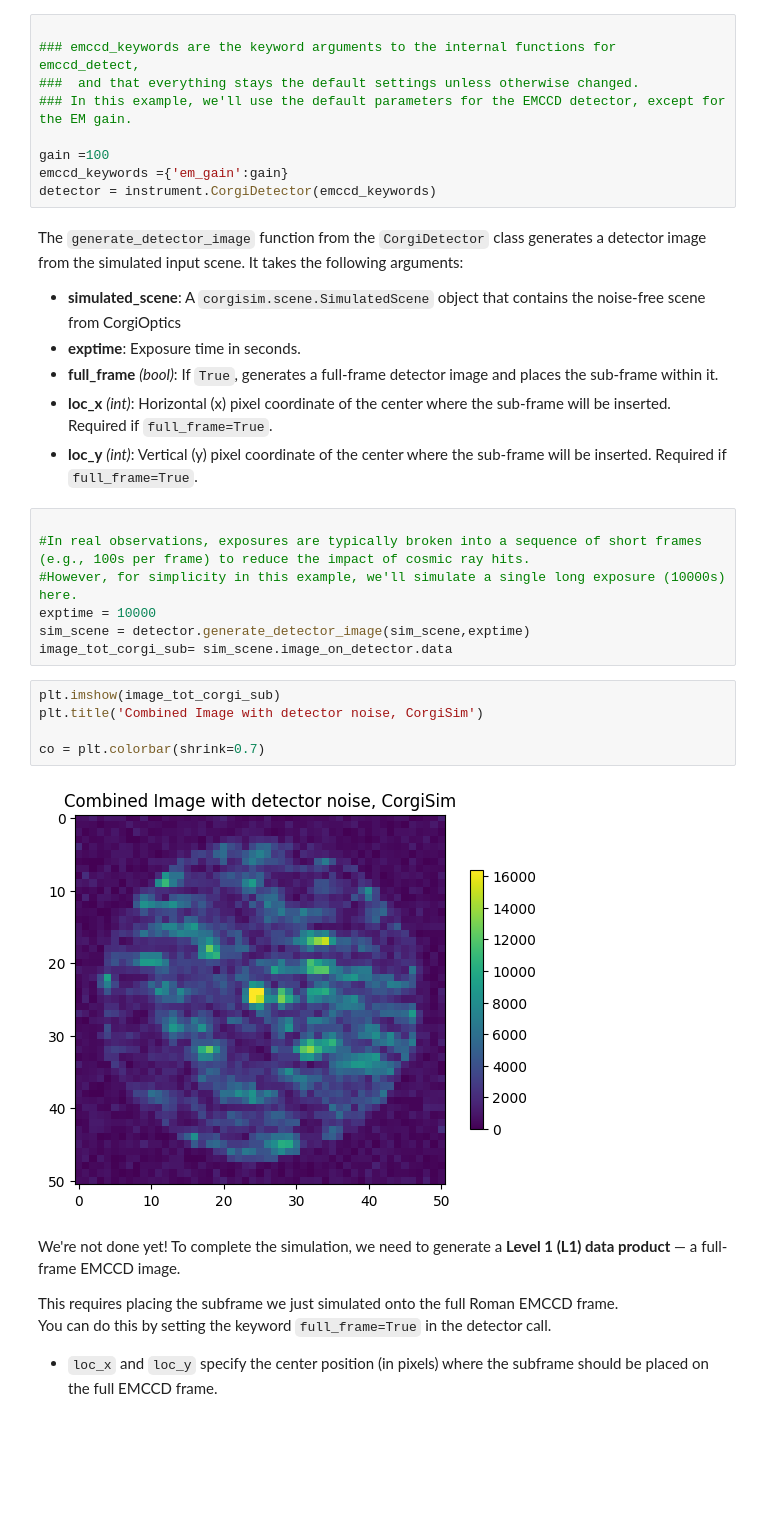
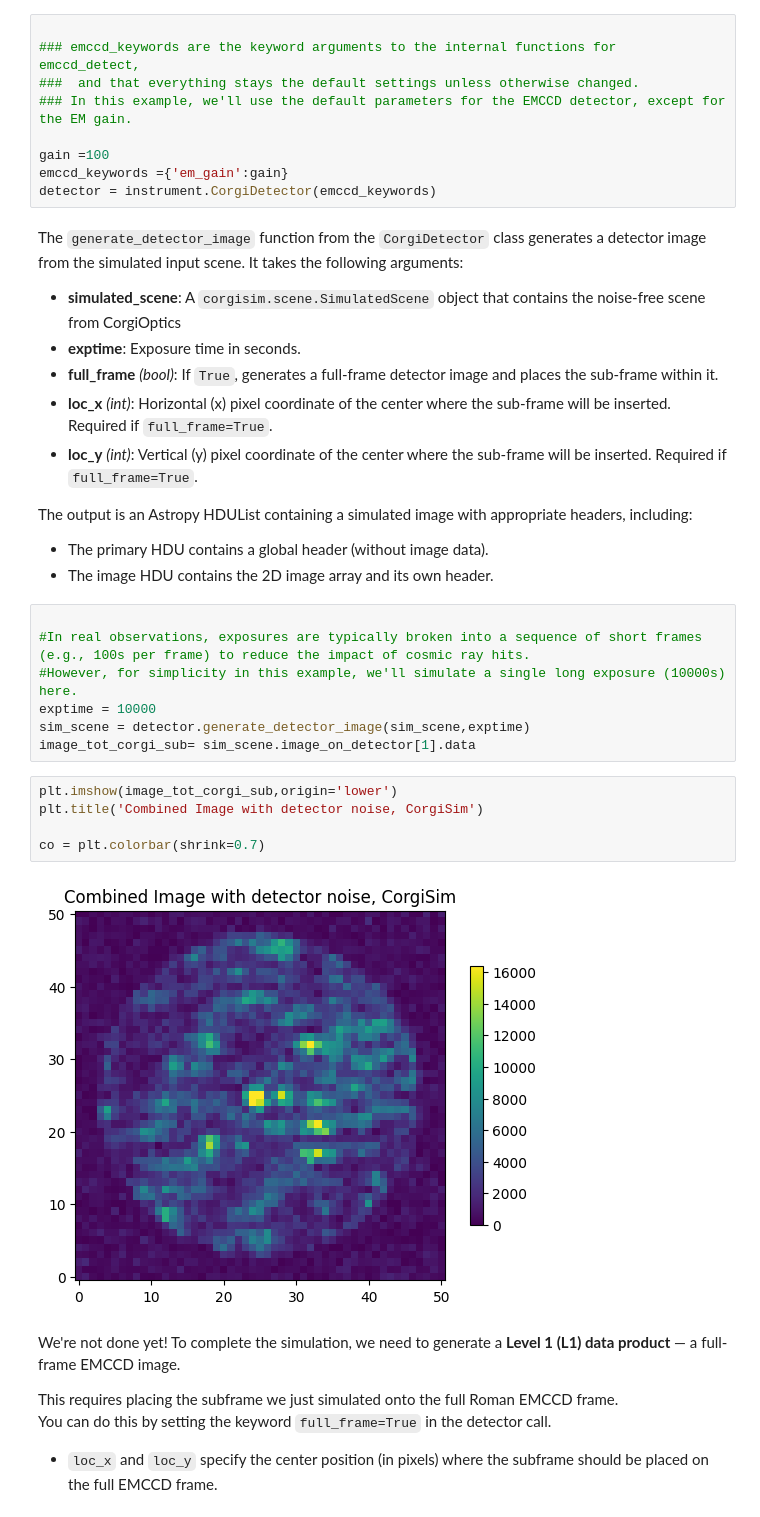
Before and after one commit to roman-corgi/corgisim, a Jupyter notebook: examples/tutorial1_corgisim.ipynb, the cells around one changed output. Saved outputs shown, nothing was run; the diff lists cells and outputs as text; blank space fills up the shorter version.

```diff
--- a/examples/tutorial1_corgisim.ipynb
+++ b/examples/tutorial1_corgisim.ipynb
@@ -398,20 +406,24 @@ The `generate_detector_image` function from the `CorgiDetector` class generates
 - **full_frame** *(bool)*: If `True`, generates a full-frame detector image and places the sub-frame within it.
 - **loc_x** *(int)*: Horizontal (x) pixel coordinate of the center where the sub-frame will be inserted. Required if `full_frame=True`.
 - **loc_y** *(int)*: Vertical (y) pixel coordinate of the center where the sub-frame will be inserted. Required if `full_frame=True`.
+
+The output is an Astropy HDUList containing a simulated image with appropriate headers, including:
+- The primary HDU contains a global header (without image data).
+- The image HDU contains the 2D image array and its own header.
 # %%
 
 #In real observations, exposures are typically broken into a sequence of short frames (e.g., 100s per frame) to reduce the impact of cosmic ray hits.
 #However, for simplicity in this example, we'll simulate a single long exposure (10000s) here.
 exptime = 10000
 sim_scene = detector.generate_detector_image(sim_scene,exptime)
-image_tot_corgi_sub= sim_scene.image_on_detector.data
+image_tot_corgi_sub= sim_scene.image_on_detector[1].data
 # %%
-plt.imshow(image_tot_corgi_sub)
+plt.imshow(image_tot_corgi_sub,origin='lower')
 plt.title('Combined Image with detector noise, CorgiSim')
 
 co = plt.colorbar(shrink=0.7)
 # %% [output]
-[figure, old version]
+[figure, new version]
 # %% [markdown]
 We're not done yet! To complete the simulation, we need to generate a **Level 1 (L1) data product** — a full-frame EMCCD image.
 
```
Also changed, not shown: parts of 10 cells of this notebook, 2 other files.
